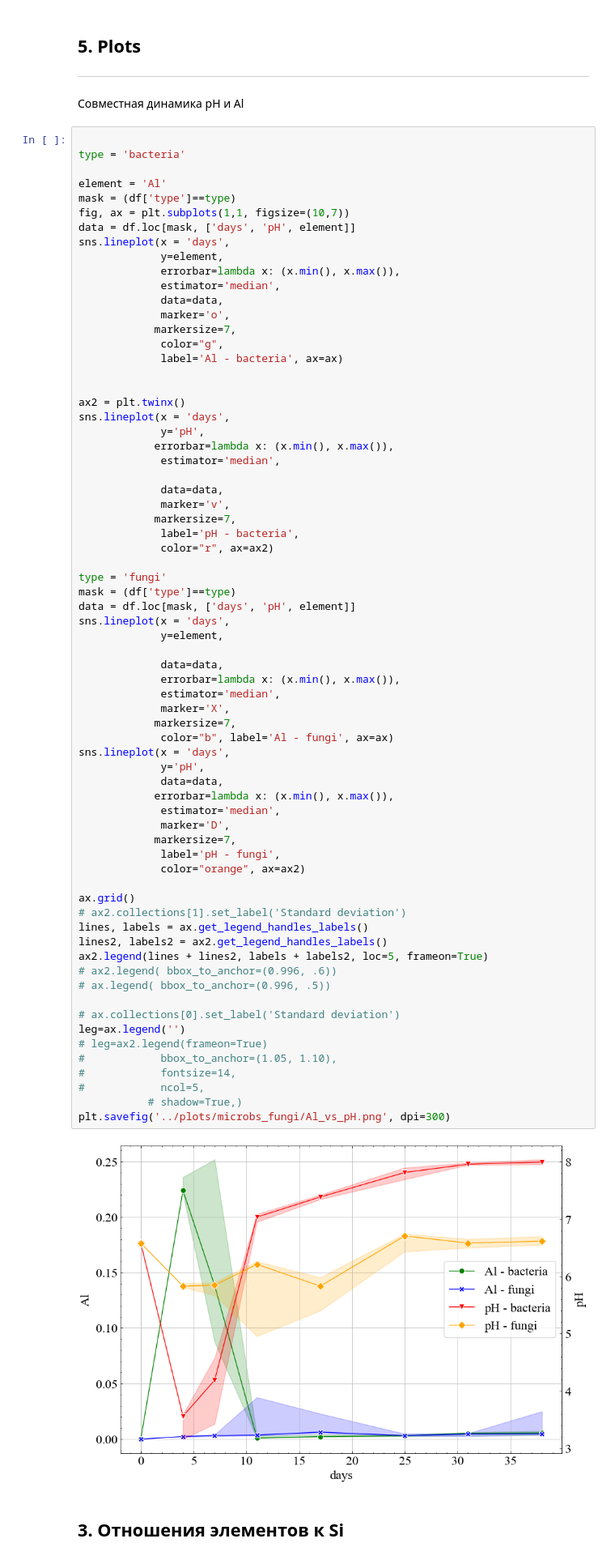
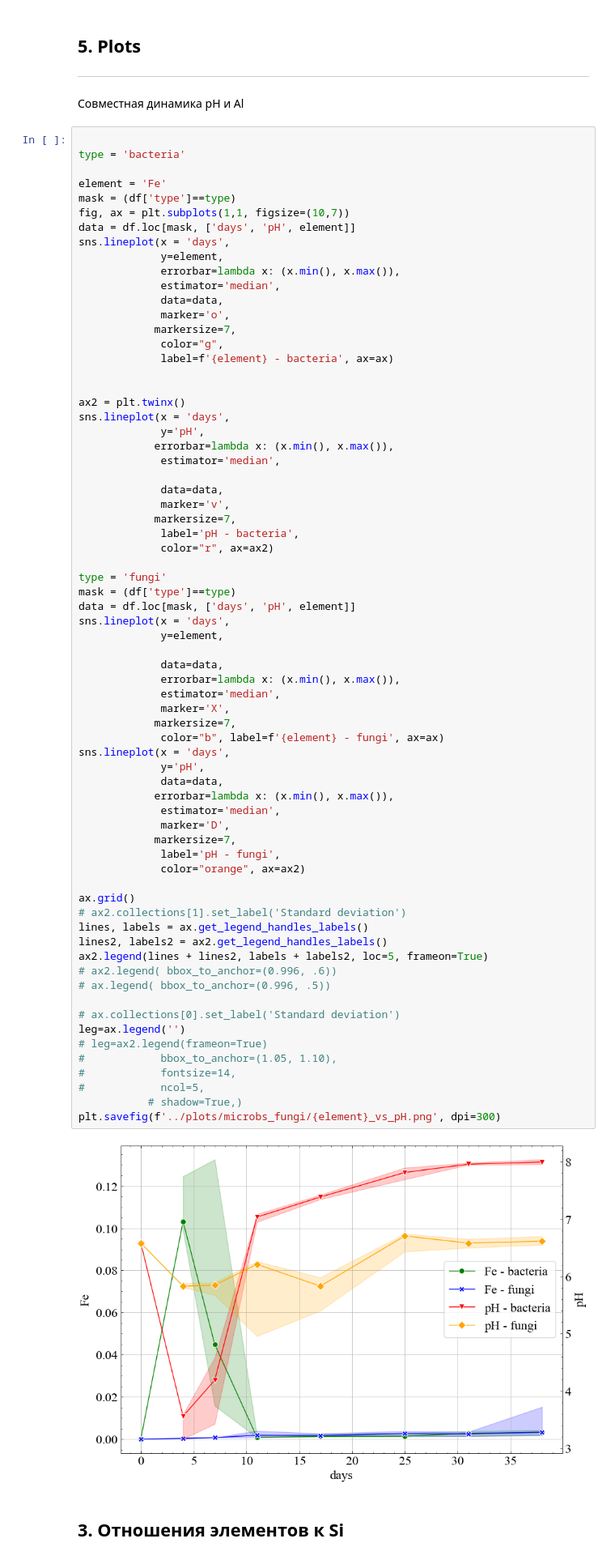
Before and after one commit to mishagrol/clay_minerals, a Jupyter notebook: notebooks/PlotsBioImpact.ipynb, the cells around one changed output. Shown at 81% size. Drawn from its saved outputs; the diff is of its cells as text.

Commit message:
add: Plots

```diff
--- a/notebooks/PlotsBioImpact.ipynb
+++ b/notebooks/PlotsBioImpact.ipynb
@@ -288,7 +290,7 @@ leg=ax.legend(frameon=True,
 
 type = 'bacteria'
 
-element = 'Al'
+element = 'Fe'
 mask = (df['type']==type)
 fig, ax = plt.subplots(1,1, figsize=(10,7))
 data = df.loc[mask, ['days', 'рН', element]]
@@ -300,7 +302,7 @@ sns.lineplot(x = 'days',
              marker='o',
             markersize=7,
              color="g",
-             label='Al - bacteria', ax=ax)
+             label=f'{element} - bacteria', ax=ax)
 
 
 ax2 = plt.twinx()
@@ -325,36 +327,36 @@ sns.lineplot(x = 'days',
              errorbar=lambda x: (x.min(), x.max()),
              estimator='median',
              marker='X',
             markersize=7,
-             color="b", label='Al - fungi', ax=ax)
+             color="b", label=f'{element} - fungi', ax=ax)
 sns.lineplot(x = 'days',
              y='рН',
              data=data,
             errorbar=lambda x: (x.min(), x.max()),
              estimator='median',
              marker='D',
             markersize=7,
              label='pH - fungi',
              color="orange", ax=ax2)
 
 ax.grid()
 # ax2.collections[1].set_label('Standard deviation')
 lines, labels = ax.get_legend_handles_labels()
 lines2, labels2 = ax2.get_legend_handles_labels()
 ax2.legend(lines + lines2, labels + labels2, loc=5, frameon=True)
 # ax2.legend( bbox_to_anchor=(0.996, .6))
 # ax.legend( bbox_to_anchor=(0.996, .5))
 
 # ax.collections[0].set_label('Standard deviation')
 leg=ax.legend('')
 # leg=ax2.legend(frameon=True)
 #            bbox_to_anchor=(1.05, 1.10),
 #            fontsize=14,
 #            ncol=5,
            # shadow=True,)
-plt.savefig('../plots/microbs_fungi/Al_vs_pH.png', dpi=300)
+plt.savefig(f'../plots/microbs_fungi/{element}_vs_pH.png', dpi=300)
 # %% [output]
-[figure, old version]
+[figure, new version]
 # %% [markdown]
 ## 3. Отношения элементов к Si
 # %%
```
Also changed, not shown: parts of 2 cells of this notebook, 1 other file.
